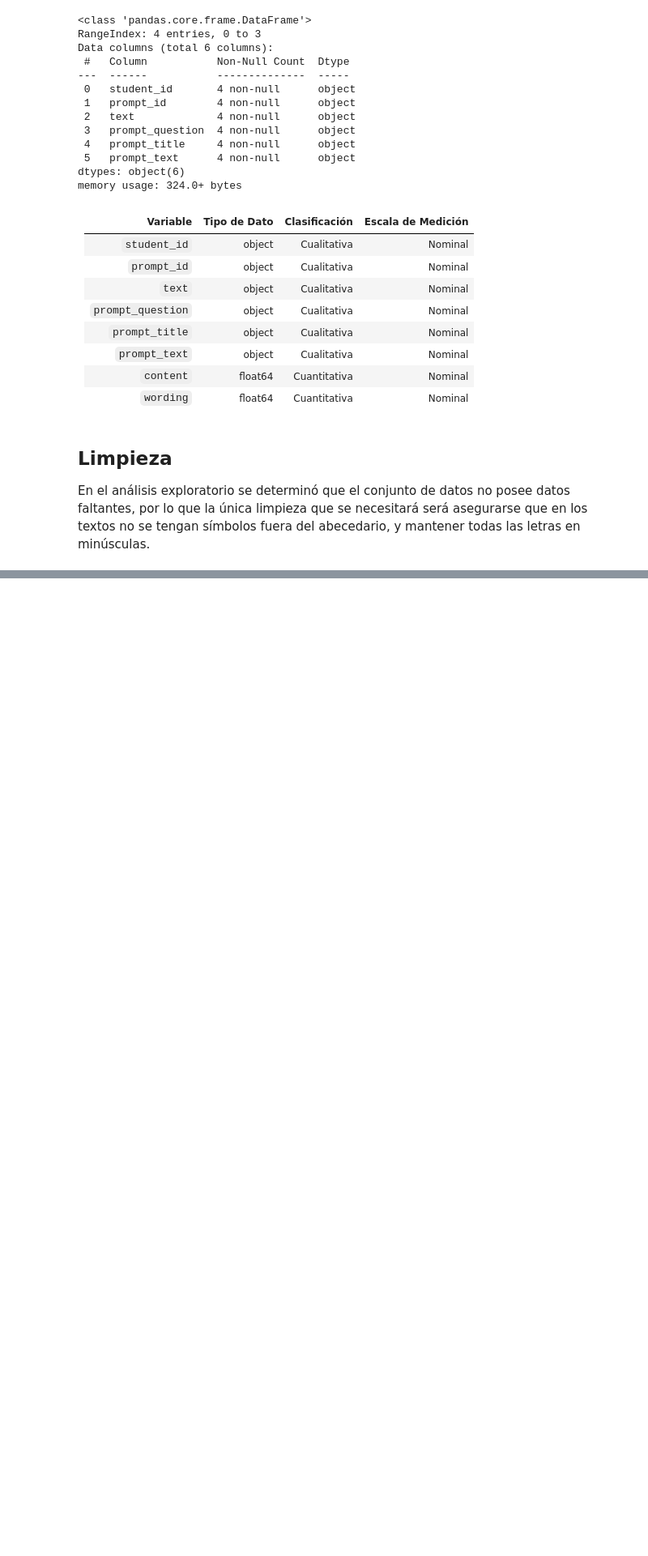
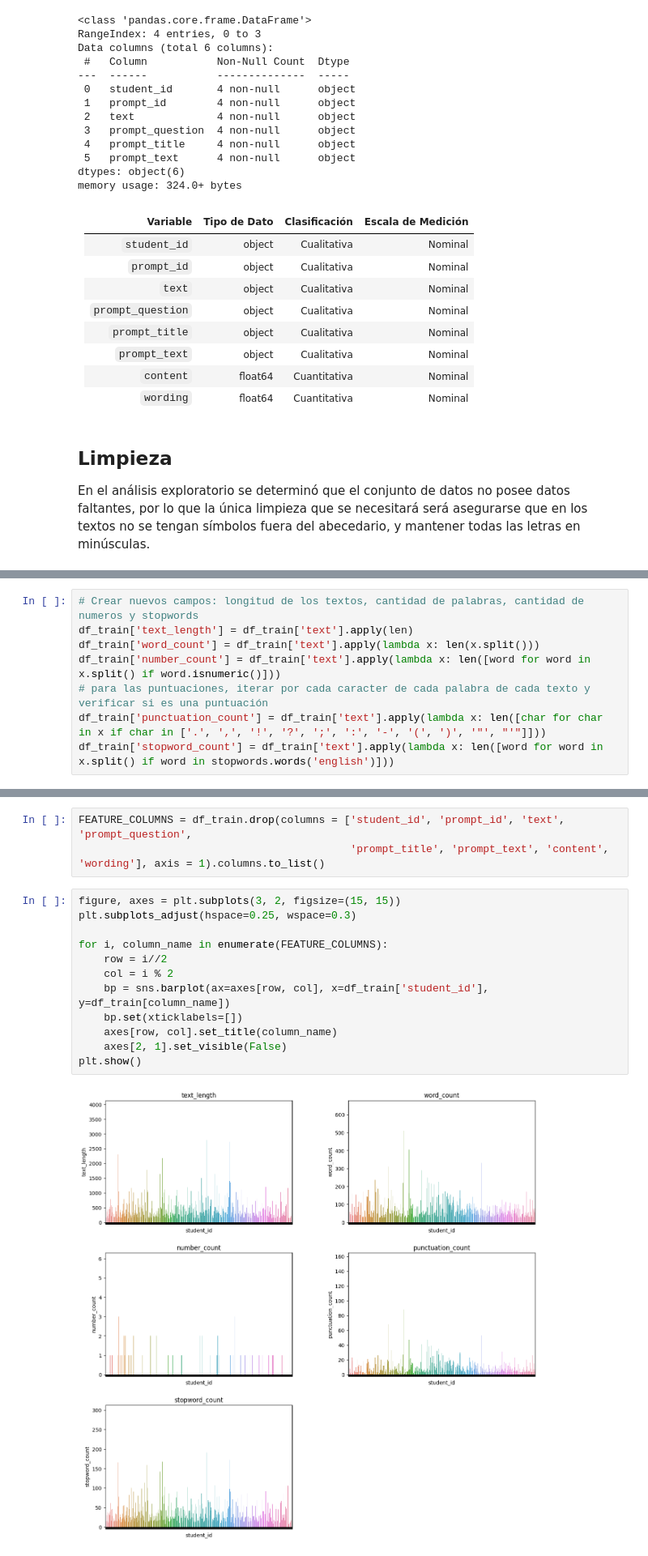
Before and after one commit to Kojimena/DS-P2, a Jupyter notebook: analisis_exploratorio.ipynb, the cells around one changed output, grey strips where cells are left out. Shown at 81% size. Cells and saved outputs as stored; diff of their text form; blank space fills up the shorter version.

```diff
--- a/analisis_exploratorio.ipynb
+++ b/analisis_exploratorio.ipynb
@@ -322,0 +345,8 @@ df_train.head()
+# %%
+# Crear nuevos campos: longitud de los textos, cantidad de palabras, cantidad de numeros y stopwords
+df_train['text_length'] = df_train['text'].apply(len)
+df_train['word_count'] = df_train['text'].apply(lambda x: len(x.split()))
+df_train['number_count'] = df_train['text'].apply(lambda x: len([word for word in x.split() if word.isnumeric()]))
+# para las puntuaciones, iterar por cada caracter de cada palabra de cada texto y verificar si es una puntuación
+df_train['punctuation_count'] = df_train['text'].apply(lambda x: len([char for char in x if char in ['.', ',', '!', '?', ';', ':', '-', '(', ')', '"', "'"]]))
+df_train['stopword_count'] = df_train['text'].apply(lambda x: len([word for word in x.split() if word in stopwords.words('english')]))
@@ -328,0 +369,17 @@ df_train.to_csv('data/Finaltrain.csv', index=False)
+# %%
+FEATURE_COLUMNS = df_train.drop(columns = ['student_id', 'prompt_id', 'text', 'prompt_question',
+                                           'prompt_title', 'prompt_text', 'content', 'wording'], axis = 1).columns.to_list()
+# %%
+figure, axes = plt.subplots(3, 2, figsize=(15, 15))
+plt.subplots_adjust(hspace=0.25, wspace=0.3)
+
+for i, column_name in enumerate(FEATURE_COLUMNS):
+    row = i//2
+    col = i % 2
+    bp = sns.barplot(ax=axes[row, col], x=df_train['student_id'], y=df_train[column_name])
+    bp.set(xticklabels=[])
+    axes[row, col].set_title(column_name)
+    axes[2, 1].set_visible(False)
+plt.show()
+# %% [output]
+[figure, added]
```
Also changed, not shown: parts of 9 cells of this notebook, 2 other files.
